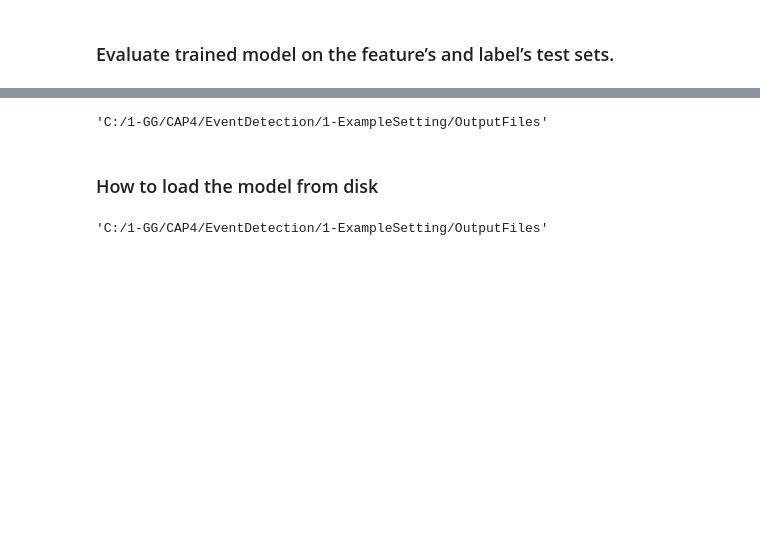
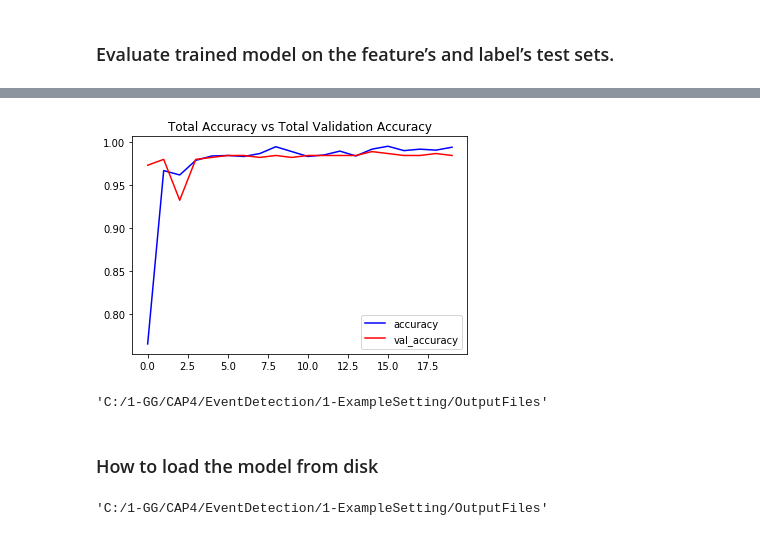
Before and after one commit to eiensatya7/cap4_group7_va, a Jupyter notebook: Step_1_EventDetection_Sequential_Model Training-for_session-Gr-99.ipynb, the cells around one changed output, grey strips where cells are left out. Drawn from its saved outputs; the diff is of its cells as text; code cells hidden in the pictures; blank space fills up the shorter version.

```diff
--- a/Step_1_EventDetection_Sequential_Model Training-for_session-Gr-99.ipynb
+++ b/Step_1_EventDetection_Sequential_Model Training-for_session-Gr-99.ipynb
@@ -335,3 +368,7 @@ model_evaluation_history = model.evaluate(X_test, y_test)
+# %%
+plot_metric('accuracy', 'val_accuracy', 'Total Accuracy vs Total Validation Accuracy')
+# %% [output]
+[figure, added]
 # %%
 ### Save model in a folder
 RootFolder
```
Also changed, not shown: parts of 20 cells of this notebook, 2 other files.
